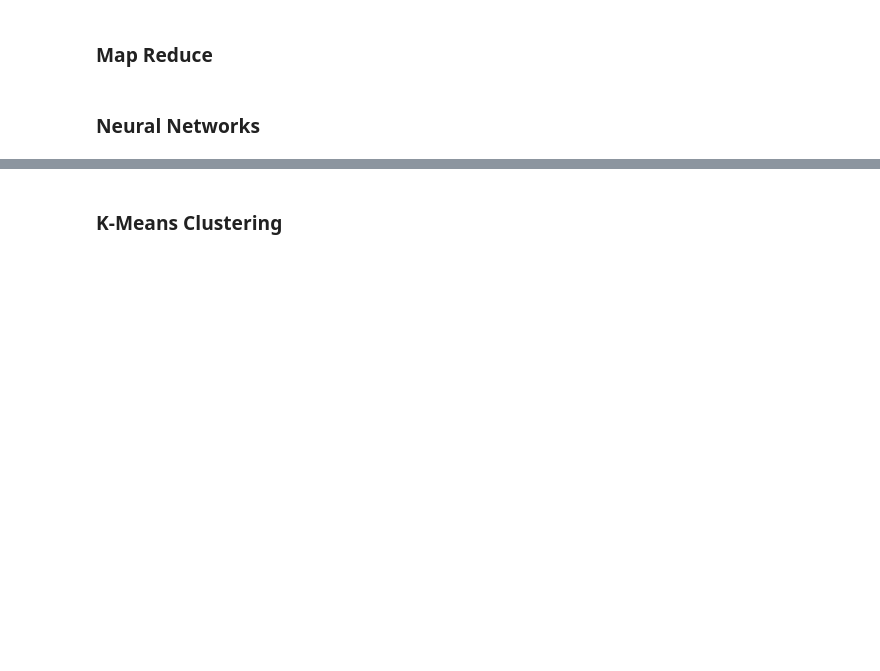
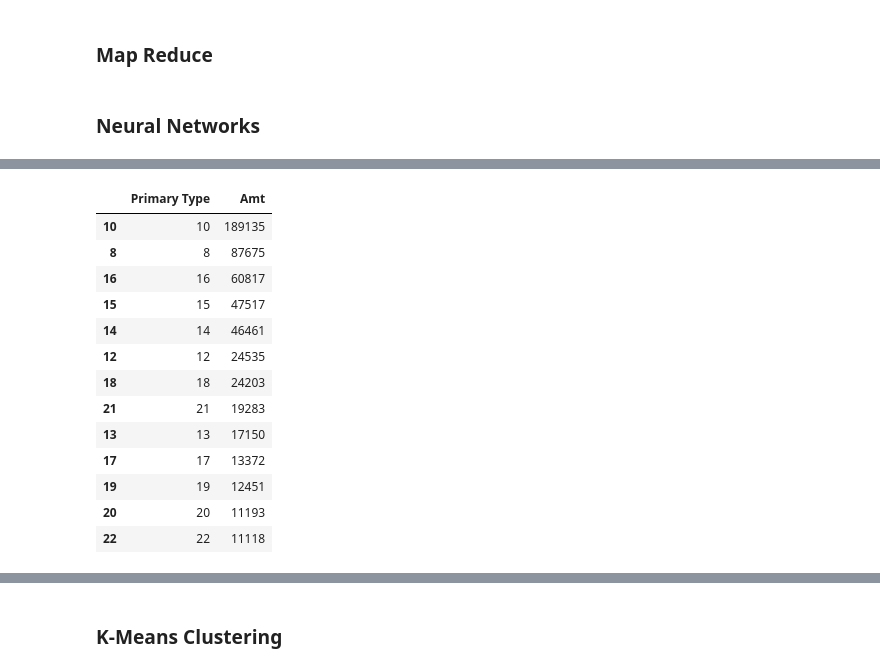
Before and after one commit to jimitbhalavat/CS435TermProject, a Jupyter notebook: TermProject.ipynb, the cells around one changed output, grey strips where cells are left out. Saved outputs shown, nothing was run; the diff lists cells and outputs as text; code cells hidden in the pictures; blank space fills up the shorter version.

```diff
--- a/TermProject.ipynb
+++ b/TermProject.ipynb
@@ -67,0 +96,23 @@ crimes['Description'] = crimes['Description'].str.replace(',', '/')
+# %%
+all_classes = crimes.groupby(['Primary Type'])['Block'].size().reset_index()
+all_classes['Amt'] = all_classes['Block']
+all_classes = all_classes.drop(['Block'], axis=1)
+all_classes = all_classes.sort_values(['Amt'], ascending=[False])
+
+unwanted_classes = all_classes.tail(13)
+unwanted_classes
+# %% [output]
+|  | Primary Type | Amt |
+| 10 | 10 | 189135 |
+| 8 | 8 | 87675 |
+| 16 | 16 | 60817 |
+| 15 | 15 | 47517 |
+| 14 | 14 | 46461 |
+| 12 | 12 | 24535 |
+| 18 | 18 | 24203 |
+| 21 | 21 | 19283 |
+| 13 | 13 | 17150 |
+| 17 | 17 | 13372 |
+| 19 | 19 | 12451 |
+| 20 | 20 | 11193 |
+| 22 | 22 | 11118 |
```
Also changed, not shown: parts of 15 cells of this notebook.
